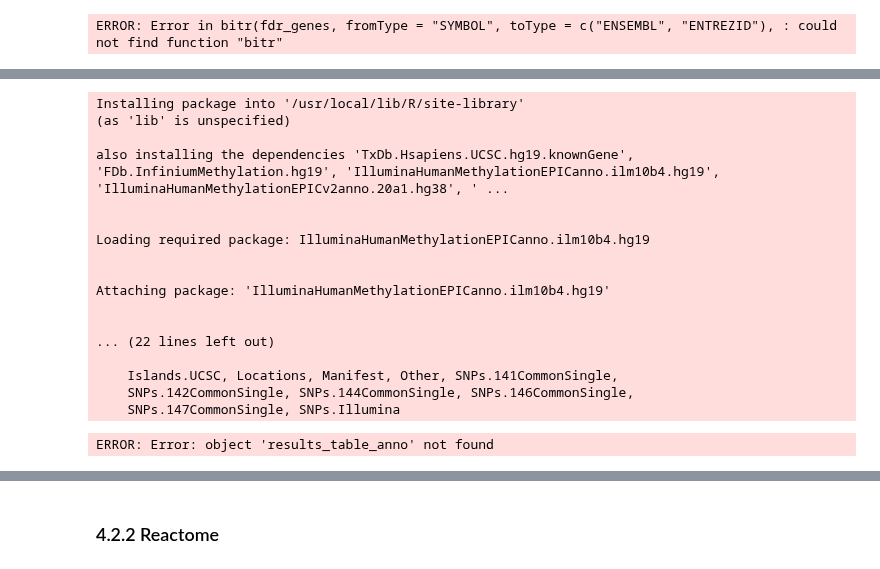
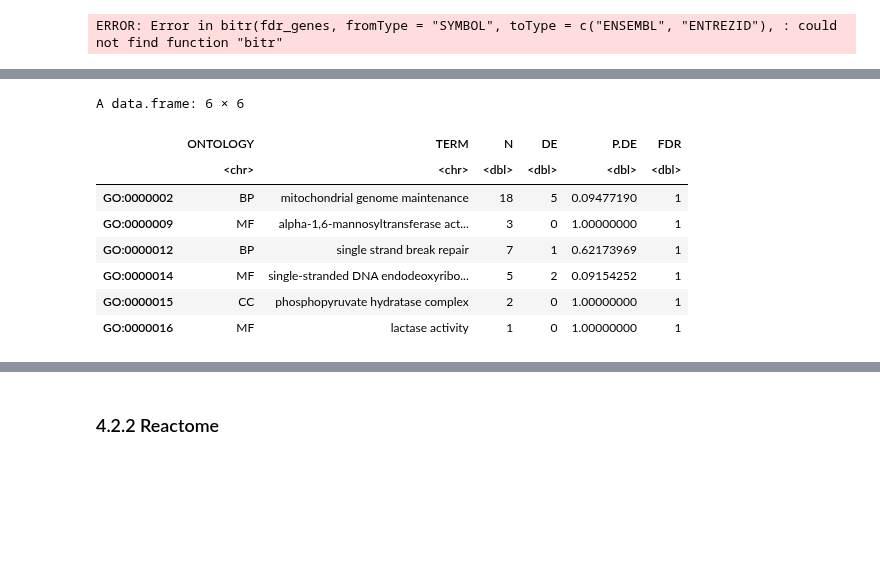
Before and after one commit to joanall/Hands-On-Epigenome-Wide-Analysis-EWAS-, a Jupyter notebook: ewas_tutorial.ipynb, the cells around one changed output, grey strips where cells are left out. Drawn from its saved outputs; the diff is of its cells as text; code cells hidden in the pictures; blank space fills up the shorter version.

```diff
--- a/ewas_tutorial.ipynb
+++ b/ewas_tutorial.ipynb
@@ -970,37 +959,13 @@ We’ll start with Gene Ontology (GO) to test whether particular biological func
-# %%
-install.packages('missMethyl')
-library(missMethyl)
-# %% [output]
-Installing package into '/usr/local/lib/R/site-library'
-(as 'lib' is unspecified)
-
-also installing the dependencies 'TxDb.Hsapiens.UCSC.hg19.knownGene', 'FDb.InfiniumMethylation.hg19', 'IlluminaHumanMethylationEPICanno.ilm10b4.hg19', 'IlluminaHumanMethylationEPICv2anno.20a1.hg38', ' ...
-
-
-Loading required package: IlluminaHumanMethylationEPICanno.ilm10b4.hg19
-
-
-Attaching package: 'IlluminaHumanMethylationEPICanno.ilm10b4.hg19'
-
-
-... (22 lines left out)
-
-    Islands.UCSC, Locations, Manifest, Other, SNPs.141CommonSingle,
-    SNPs.142CommonSingle, SNPs.144CommonSingle, SNPs.146CommonSingle,
-    SNPs.147CommonSingle, SNPs.Illumina
-# %%
-# CpG IDs: significant set and universe
-sig_cpg <- rownames(results_table_anno)[!is.na(results_table_anno$fdr) & results_table_anno$fdr < 0.05]
-all_cpg <- rownames(results_table_anno)   # all tested CpGs (universe)
-
-# Run GO enrichment
-results_enrigh_go <- gometh(sig.cpg = sig_cpg,
-                            all.cpg = all_cpg,
-                            collection = "GO", # or "KEGG"
-                            array.type = "450K",   # or EPIC
-                            plot.bias = FALSE)
-# %% [output]
-ERROR: Error: object 'results_table_anno' not found
 # %%
-head(ego)
-write.csv(as.data.frame(ego), file.path(getwd(), "GO_gometh_biasaware.csv"), row.names = FALSE)
+head(results_enrich_go)
+write.csv(as.data.frame(results_enrich_go), file.path(getwd(), "GO_enrichment_fdr.csv"), row.names = FALSE)
+# %% [output]
+A data.frame: 6 × 6
+|  | ONTOLOGY | TERM | N | DE | P.DE | FDR |
+|  | <chr> | <chr> | <dbl> | <dbl> | <dbl> | <dbl> |
+| GO:0000002 | BP | mitochondrial genome maintenance | 18 | 5 | 0.09477190 | 1 |
+| GO:0000009 | MF | alpha-1,6-mannosyltransferase act... | 3 | 0 | 1.00000000 | 1 |
+| GO:0000012 | BP | single strand break repair | 7 | 1 | 0.62173969 | 1 |
+| GO:0000014 | MF | single-stranded DNA endodeoxyribo... | 5 | 2 | 0.09154252 | 1 |
+| GO:0000015 | CC | phosphopyruvate hydratase complex | 2 | 0 | 1.00000000 | 1 |
+| GO:0000016 | MF | lactase activity | 1 | 0 | 1.00000000 | 1 |
```
Also changed, not shown: parts of 10 cells of this notebook.
